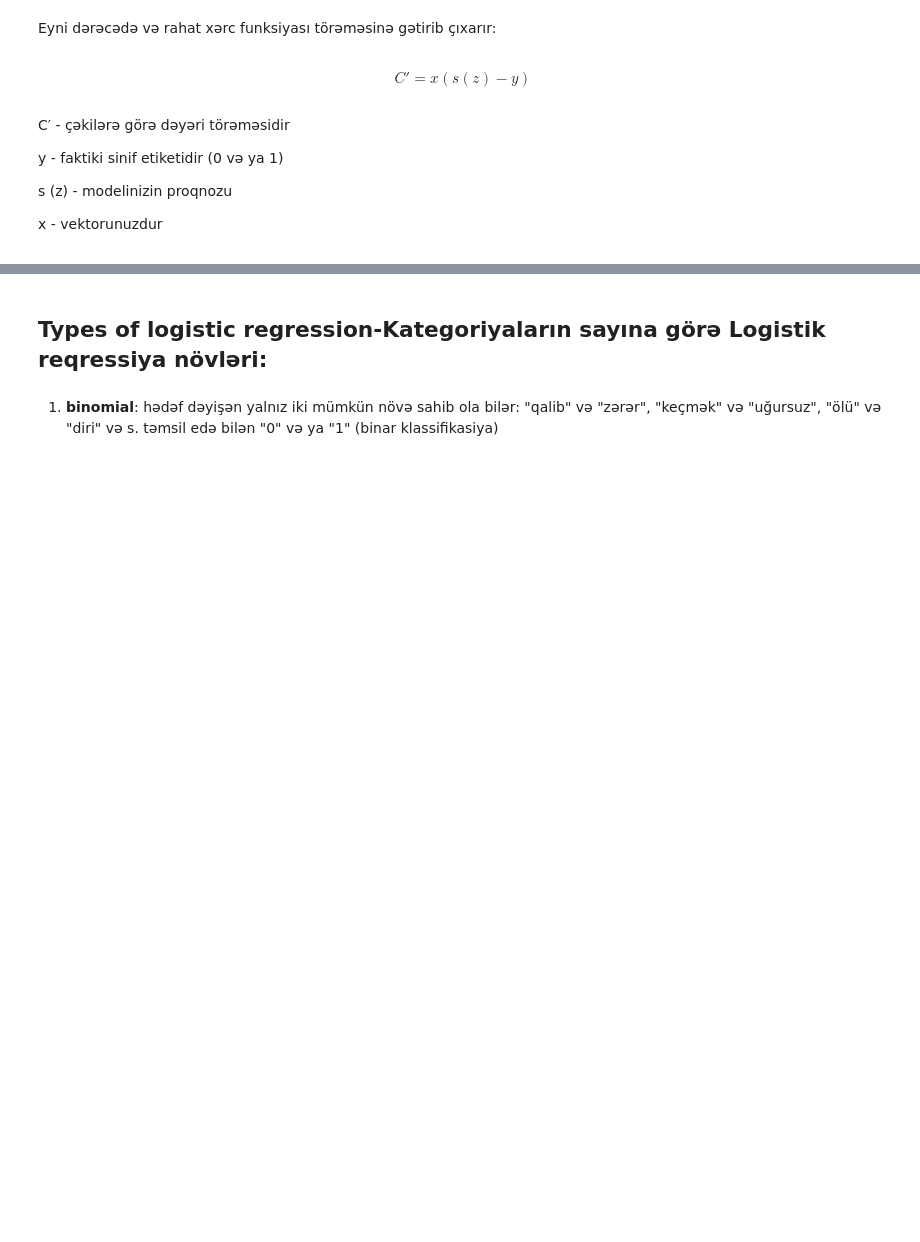
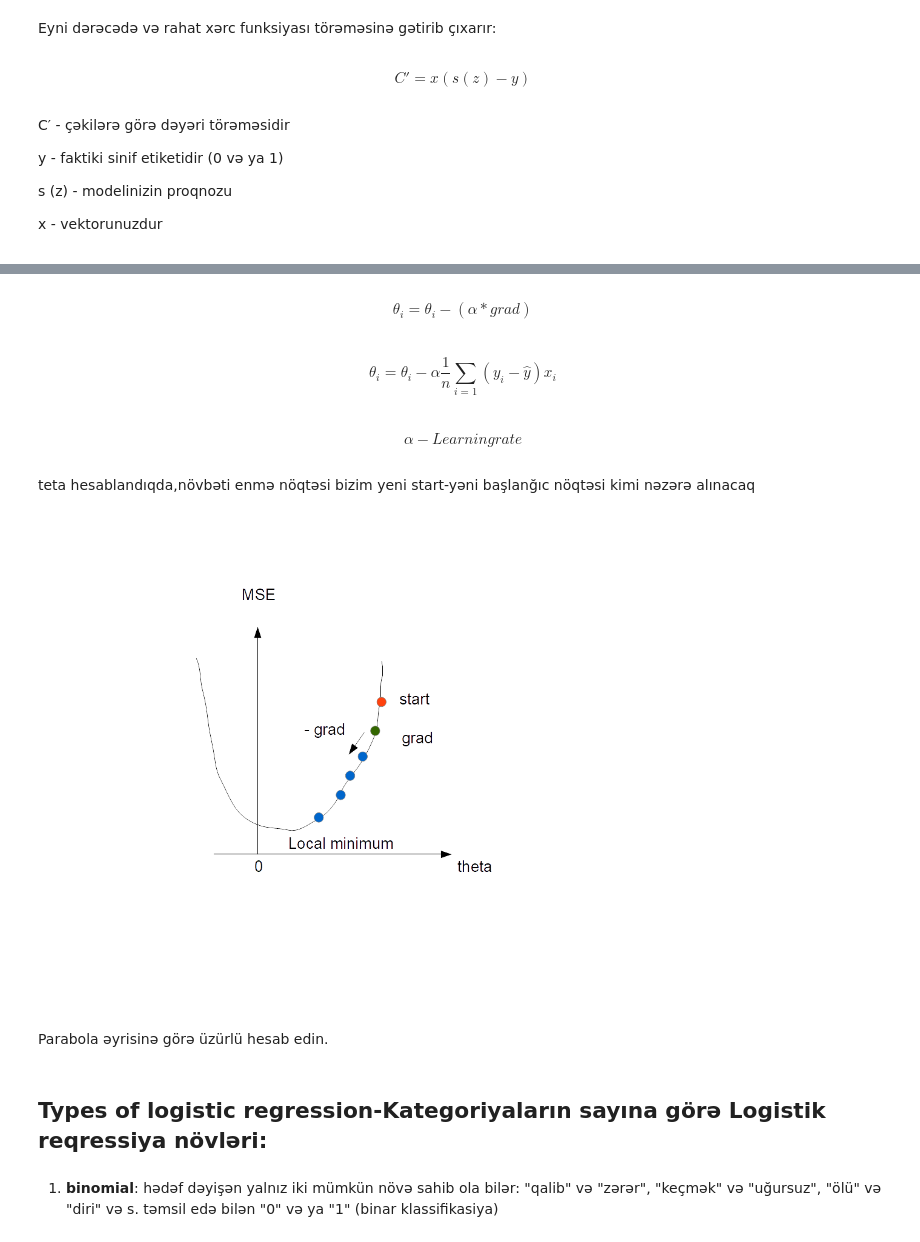
Before and after one commit to RashadGarayev/MachineLearningAZ, a Jupyter notebook: MachineLearningAz/Logistic_regression.ipynb, the cells around one changed output, grey strips where cells are left out. Drawn from its saved outputs; the diff is of its cells as text; code cells hidden in the pictures; blank space fills up the shorter version.

```diff
--- a/MachineLearningAz/Logistic_regression.ipynb
+++ b/MachineLearningAz/Logistic_regression.ipynb
@@ -126,3 +146,18 @@ $$C' = x(s(z) - y)$$
+# %% [markdown]
+$$\theta_{i}=\theta_{i} - (\alpha*grad)$$
+# %% [markdown]
+$$\theta_{i}=\theta_{i} - \alpha\frac{1}{n}\sum_{i=1} (y_{i}-\hat y)x_{i} $$
+# %% [markdown]
+$$\alpha - Learning  rate$$
+# %% [markdown]
+teta hesablandıqda,növbəti enmə nöqtəsi bizim yeni start-yəni başlanğıc nöqtəsi kimi nəzərə alınacaq
+# %%
+from IPython.display import Image
+Image(filename='image/gradenm.png',width=640,height=480)
+# %% [output]
+[figure, added]
+# %% [markdown]
+Parabola əyrisinə görə üzürlü hesab edin.
 # %% [markdown]
 ## Types of logistic regression-Kategoriyaların sayına görə Logistik reqressiya növləri:
 # %% [markdown]
```
Also changed, not shown: parts of 7 cells of this notebook.
